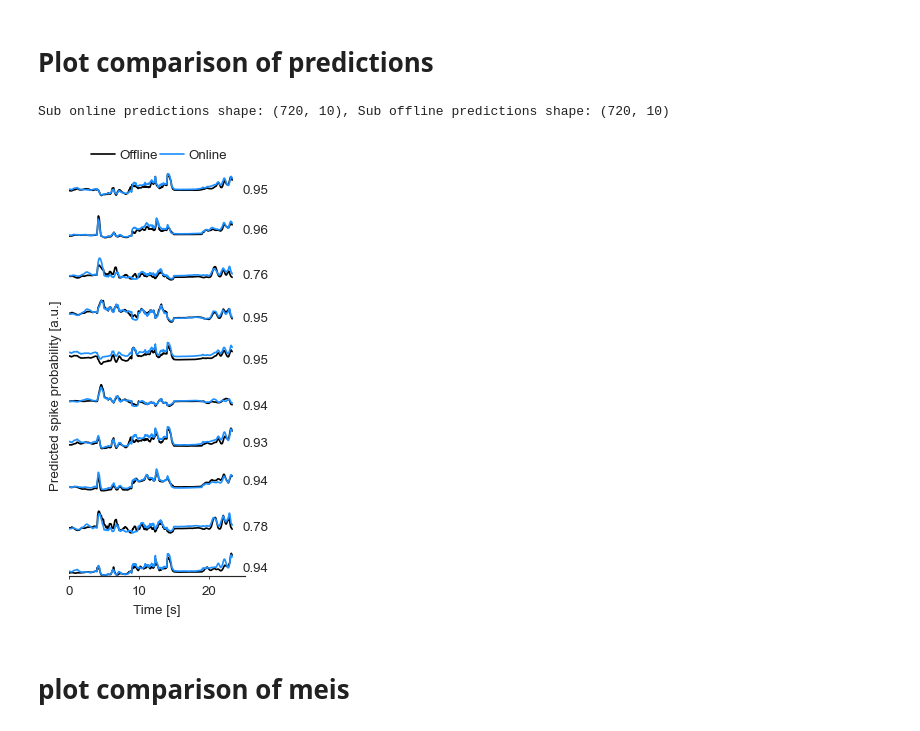
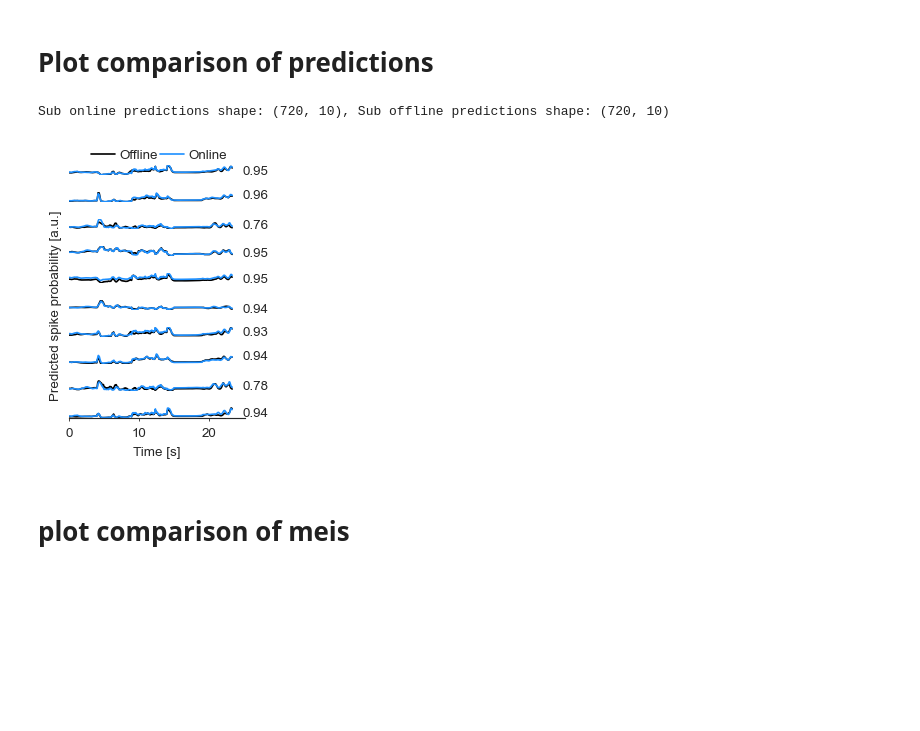
Before and after one commit to SamuelSuhai/model_in_the_loop, a Jupyter notebook: thesis/code/validate_online_meis/plot_mei_online_offline_comparison.ipynb, the cells around one changed output. Cells and saved outputs as stored; diff of their text form; code cells hidden in the pictures; blank space fills up the shorter version.

```diff
--- a/thesis/code/validate_online_meis/plot_mei_online_offline_comparison.ipynb
+++ b/thesis/code/validate_online_meis/plot_mei_online_offline_comparison.ipynb
@@ -325,22 +325,22 @@ def plot_prediction_similarity(online_readout_indices,
 # %% [markdown]
 # Plot comparison of predictions
 # %%
-fig,axes = plt.subplots(10,1,figsize =plotter.figsize_from_frac(1/4,1/2))
+fig,axes = plt.subplots(10,1,figsize =plotter.figsize_from_frac(1/4,1/3))
 plot_prediction_similarity(
     online_readout_indices=list(online_readout_idx2offline_readout_idx.keys())[:10],
     online_readout_idx2offline_readout_idx=online_readout_idx2offline_readout_idx,
     online_predictions=pred_refined_ensemble,
     offline_predictions=pred_full_ensemble,
     time_window=(0,700),
     axes =axes
 )
 plotter.tight_layout()
 
 save_path = os.path.join(FIG_DIR,"prediction_similarity_offline_vs_online_20200226.svg")
 fig.savefig(save_path,format="svg",bbox_inches='tight')
 # %% [output]
 Sub online predictions shape: (720, 10), Sub offline predictions shape: (720, 10)
-[figure, old version]
+[figure, new version]
 # %% [markdown]
 # plot comparison of meis
 # %%
```
Also changed, not shown: 6 other files.
